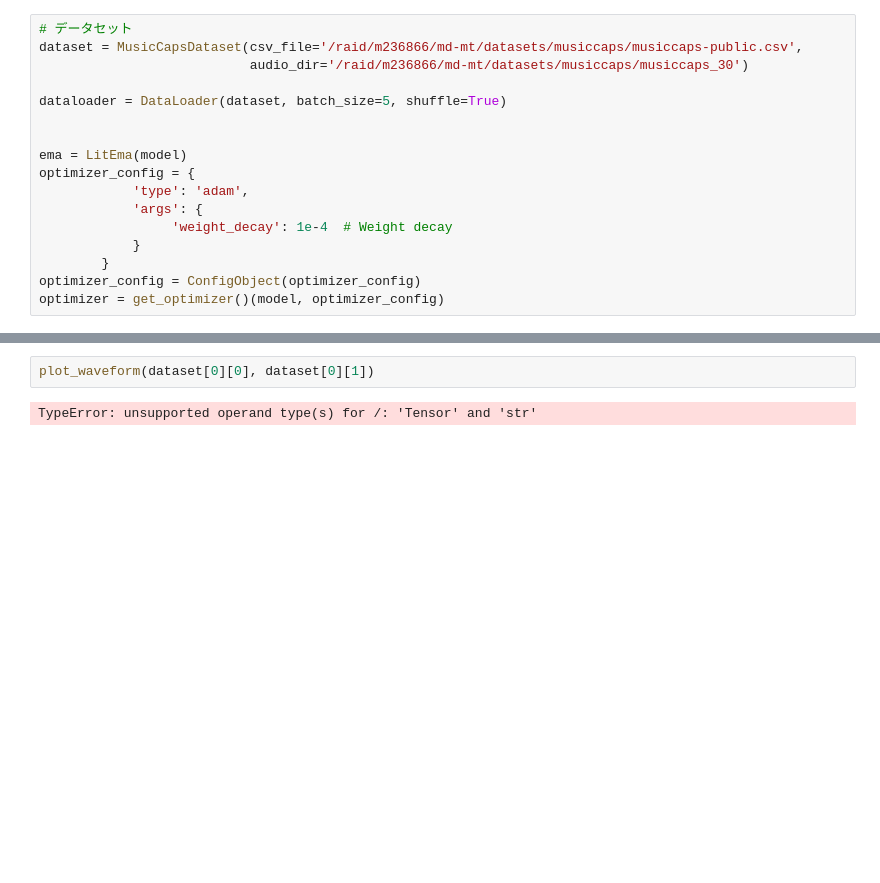
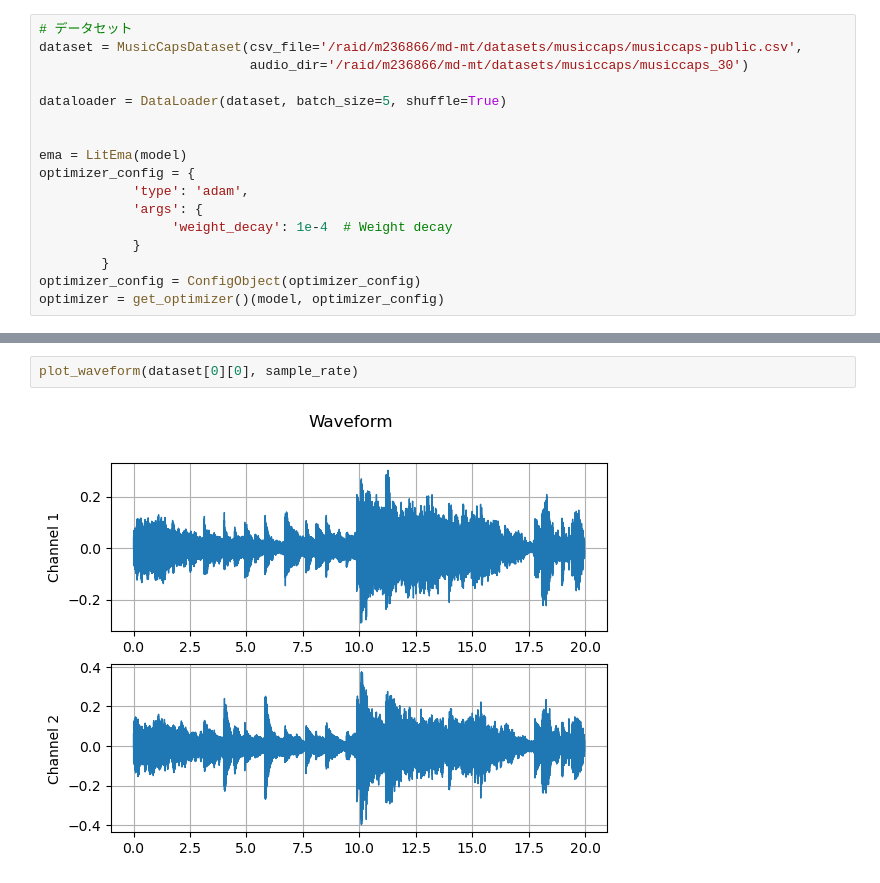
Before and after one commit to NakataKoo/music-text-multimodal-diffusion, a Jupyter notebook: train.ipynb, the cells around one changed output, grey strips where cells are left out. Saved outputs shown, nothing was run; the diff lists cells and outputs as text; blank space fills up the shorter version.

```diff
--- a/train.ipynb
+++ b/train.ipynb
@@ -104,5 +146,5 @@ dataset[0]
  'The low quality recording features a ballad song that contains sustained strings, mellow piano melody and soft female vocal singing over it. It sounds sad and soulful, like something you would hear  ...
 # %%
-plot_waveform(dataset[0][0], dataset[0][1])
+plot_waveform(dataset[0][0], sample_rate)
 # %% [output]
-TypeError: unsupported operand type(s) for /: 'Tensor' and 'str'
+[figure, added]
```
Also changed, not shown: parts of 7 cells of this notebook, 1 other file.
